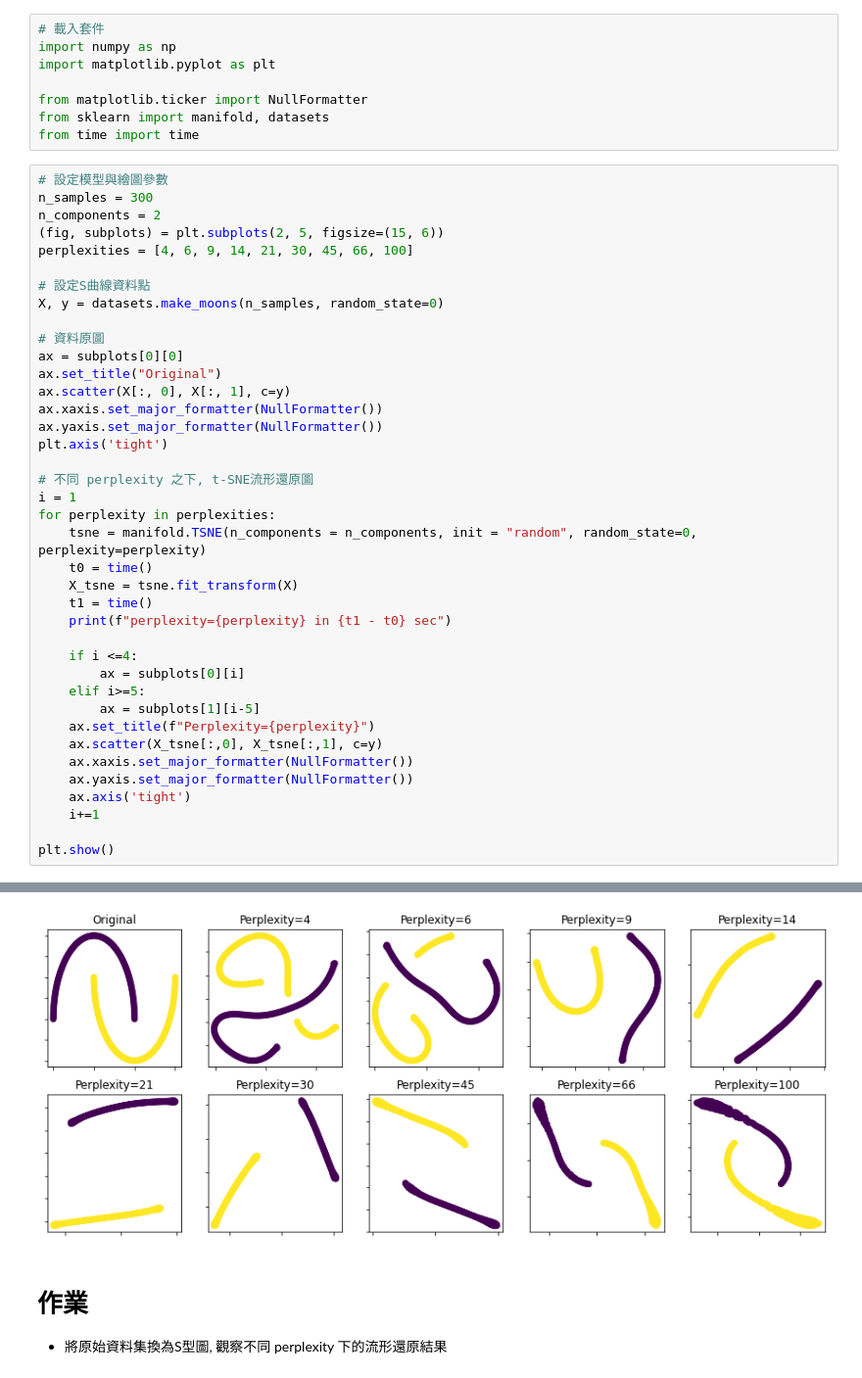
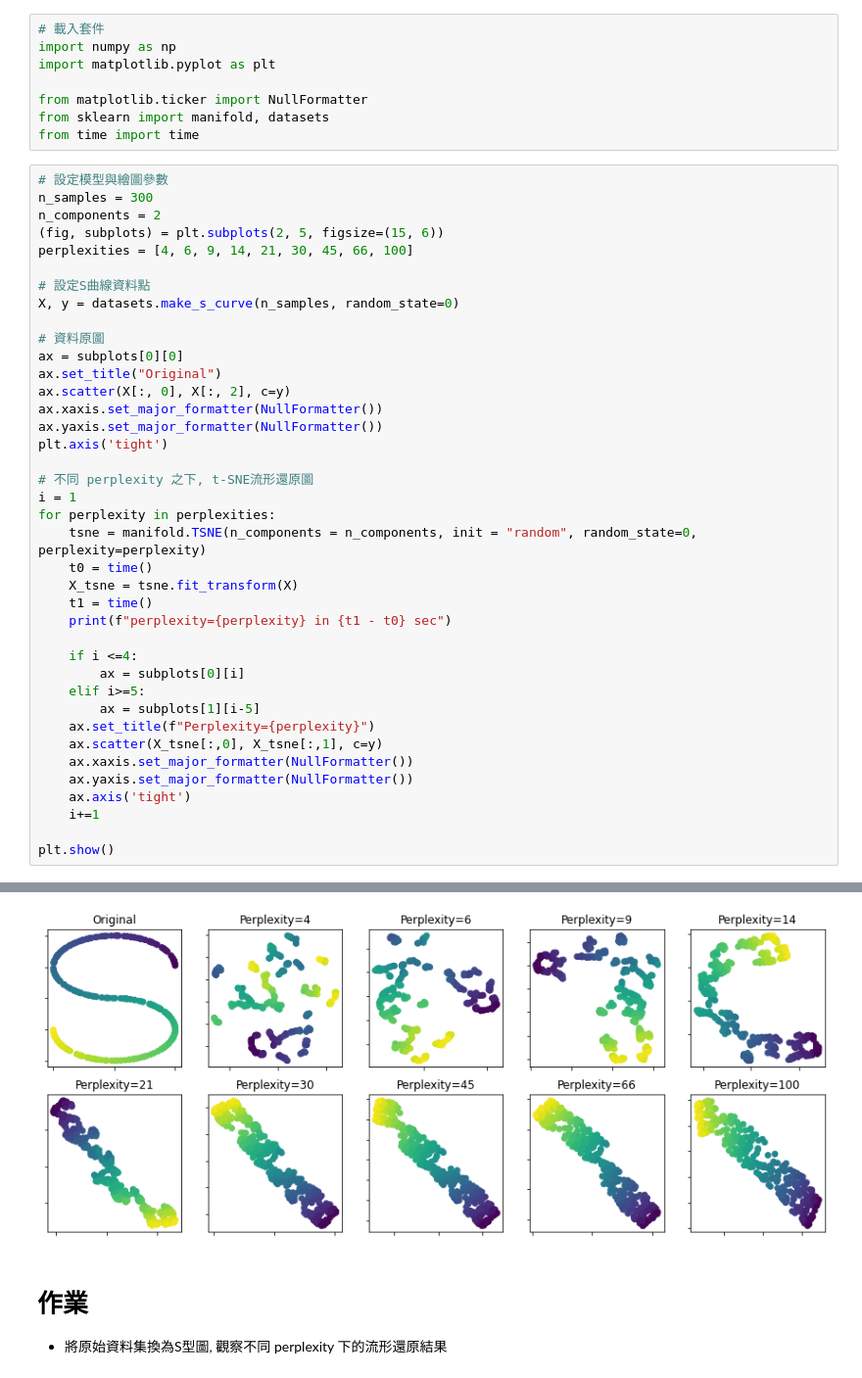
Before and after one commit to Viggochang/1st-DL-CVMarathon-, a Jupyter notebook: Day_062_tsne_HW.ipynb, the cells around one changed output, grey strips where cells are left out. Shown at 98% size. Cells and saved outputs as stored; diff of their text form.

```diff
--- a/Day_062_tsne_HW.ipynb
+++ b/Day_062_tsne_HW.ipynb
@@ -23,12 +23,12 @@ n_components = 2
 perplexities = [4, 6, 9, 14, 21, 30, 45, 66, 100]
 
 # 設定S曲線資料點
-X, y = datasets.make_moons(n_samples, random_state=0)
+X, y = datasets.make_s_curve(n_samples, random_state=0)
 
 # 資料原圖
 ax = subplots[0][0]
 ax.set_title("Original")
-ax.scatter(X[:, 0], X[:, 1], c=y)
+ax.scatter(X[:, 0], X[:, 2], c=y)
 ax.xaxis.set_major_formatter(NullFormatter())
 ax.yaxis.set_major_formatter(NullFormatter())
 plt.axis('tight')
@@ -67,4 +67,4 @@ perplexity=100 in 2.0215914249420166 sec
-[figure, old version]
+[figure, new version]
 # %% [markdown]
 # 作業
 * 將原始資料集換為S型圖, 觀察不同 perplexity 下的流形還原結果
```
Also changed, not shown: parts of 1 cell of this notebook.
